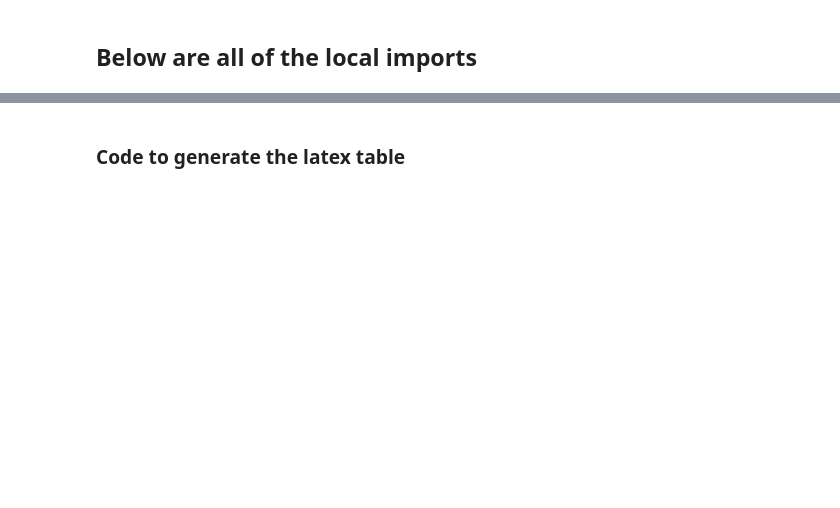
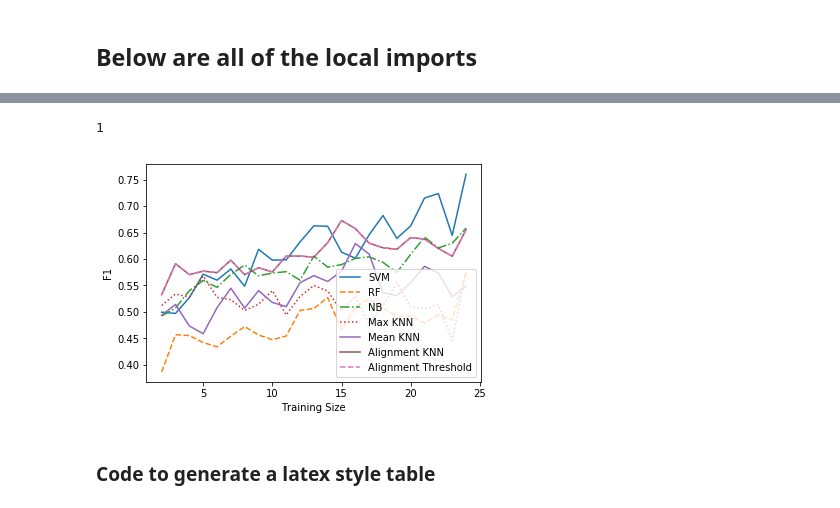
Before and after one commit to Anderson-Lab/sentence_annotation, a Jupyter notebook: Analyze_Methods.ipynb, the cells around one changed output, grey strips where cells are left out. Drawn from its saved outputs; the diff is of its cells as text; code cells hidden in the pictures; blank space fills up the shorter version.

```diff
--- a/Analyze_Methods.ipynb
+++ b/Analyze_Methods.ipynb
@@ -106,6 +25,0 @@ Evaluating tweets
-# %%
-if not LOAD_PREV_EVAL:
-    bag_of_words_nb_prediction_record = evaluate_code.evaluate_method(standard_methods.bag_of_words_nb)
-    open("results/bag_of_words_nb_prediction_record_tweets.pkl","wb").write(pickle.dumps(bag_of_words_nb_prediction_record))
-else:
-    bag_of_words_nb_prediction_record = pickle.load(open("results/bag_of_words_nb_prediction_record_tweets.pkl","rb"))
@@ -137,0 +26,16 @@ alignment_v2_tweets_statistics = calc_statistics(alignment_v2_tweets_prediction_
+# %%
+eval_results_rf = {}
+eval_results_svm = {}
+eval_results_nb = {}
+eval_results_max = {}
+eval_results_mean = {}
+eval_results_alignment_v1 = {}
+eval_results_alignment_threshold = {}
+
+eval_results_rf["tweets"] = pickle.load(open("results/tweets/eval_results_rf.pkl","rb"))["tweets"]
+eval_results_svm["tweets"] = pickle.load(open("results/tweets/eval_results_svm.pkl","rb"))["tweets"]
+eval_results_nb["tweets"] = pickle.load(open("results/tweets/eval_results_nb.pkl","rb"))["tweets"]
+eval_results_max["tweets"] = pickle.load(open("results/tweets/eval_results_max.pkl","rb"))["tweets"]
+eval_results_mean["tweets"] = pickle.load(open("results/tweets/eval_results_mean.pkl","rb"))["tweets"]
+eval_results_alignment_v1["tweets"] = pickle.load(open("results/tweets/eval_results_alignment_v1.pkl","rb"))["tweets"]
+eval_results_alignment_threshold["tweets"] = pickle.load(open("results/tweets/eval_results_alignment_v1.pkl","rb"))["tweets"]
@@ -251,3 +86,18 @@ plt.show()
+# %%
+names = ["SVM","RF","NB","Max KNN","Mean KNN","Alignment KNN", "Alignment Threshold"]
+statistics = [eval_results_svm,eval_results_rf,eval_results_nb,eval_results_max,eval_results_mean,eval_results_alignment_v1,eval_results_alignment_threshold]
+# %%
+labels = list(eval_results_alignment_v1.keys())
+# %%
+len(labels)
+# %% [output]
+1
+# %%
+aucs = {}
+for label in labels:
+    aucs[label] = create_plots(label,statistics,names,metric_label="F1",outfile="results/tweets/f1_images/"+label+".png")
+# %% [output]
+[figure, added]
 # %% [markdown]
-### Code to generate the latex table
+### Code to generate a latex style table
 # %%
```
Also changed, not shown: parts of 25 cells of this notebook, 21 other files.
